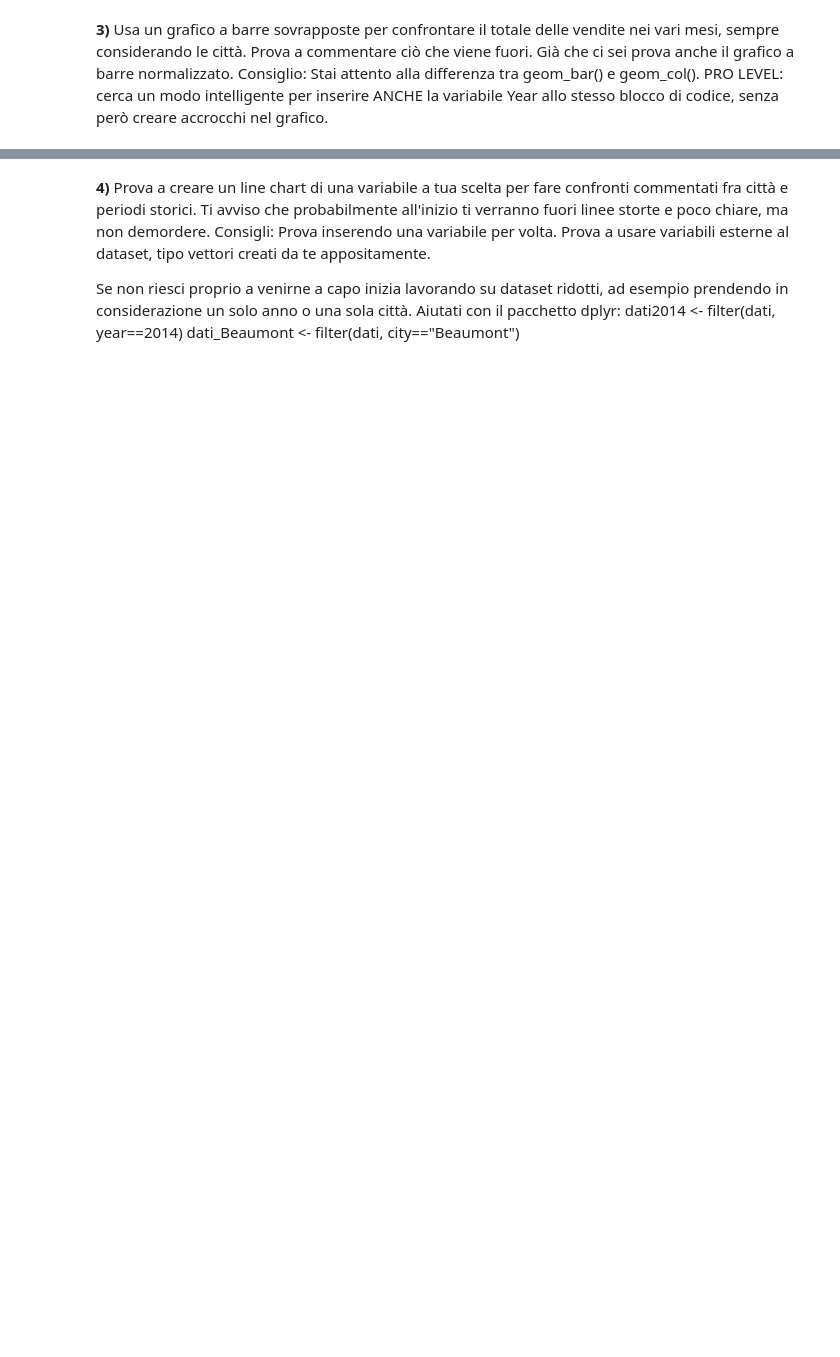
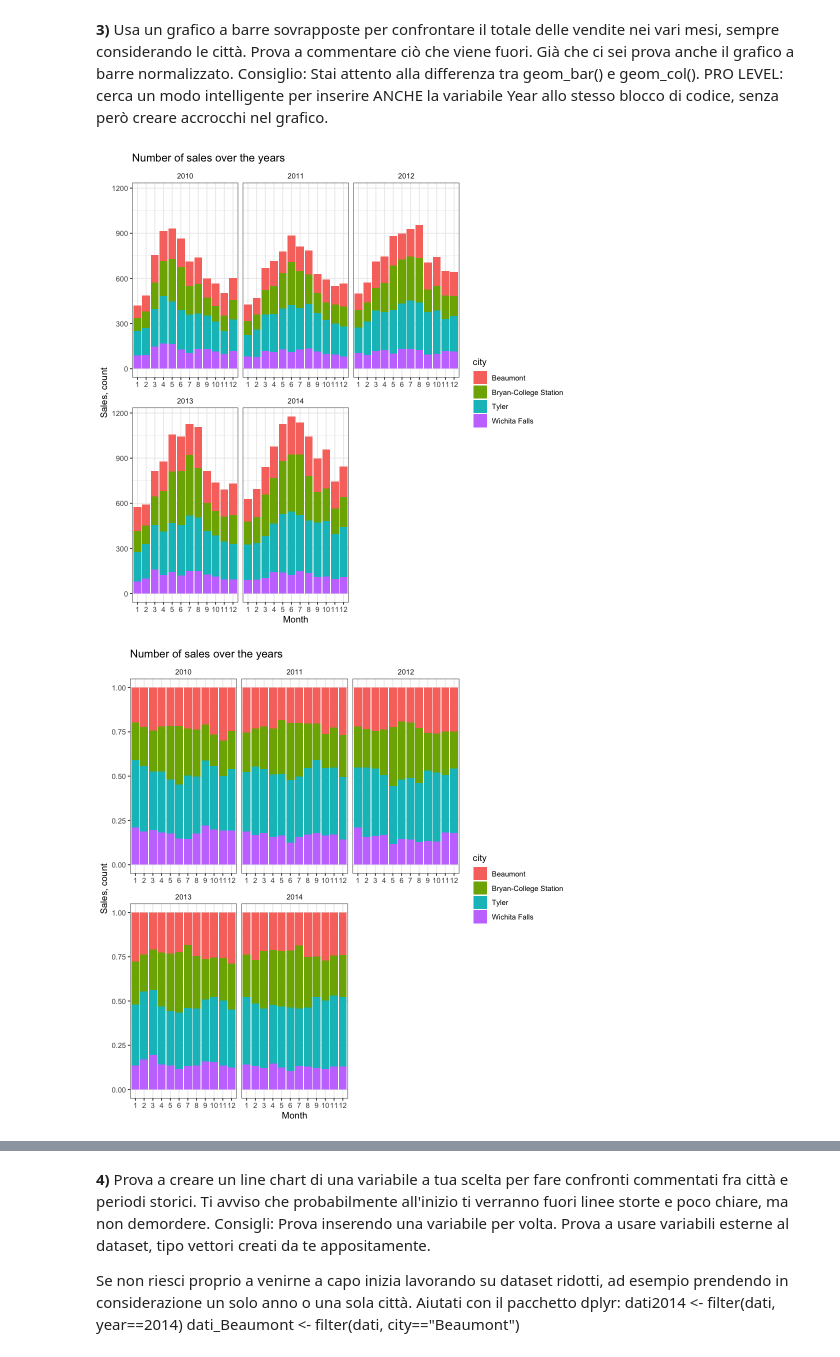
Before and after one commit to MarcoVando/statistica-descrittiva-per-datascience, a Jupyter notebook: progetto finale/prj_final.ipynb, the cells around one changed output, grey strips where cells are left out. Saved outputs shown, nothing was run; the diff lists cells and outputs as text; code cells hidden in the pictures; blank space fills up the shorter version.

```diff
--- a/progetto finale/prj_final.ipynb
+++ b/progetto finale/prj_final.ipynb
@@ -561,2 +675,24 @@ Consiglio: Stai attento quando specifichi le variabili month e year tra le estet
 # %% [markdown]
 **3)** Usa un grafico a barre sovrapposte per confrontare il totale delle vendite nei vari mesi, sempre considerando le città. Prova a commentare ciò che viene fuori. Già che ci sei prova anche il grafico a barre normalizzato. Consiglio: Stai attento alla differenza tra geom_bar() e geom_col(). PRO LEVEL: cerca un modo intelligente per inserire ANCHE la variabile Year allo stesso blocco di codice, senza però creare accrocchi nel grafico.
+# %%
+options(repr.plot.width = 8, repr.plot.height = 8)
+
+library(dplyr)
+library(ggplot2)
+
+ggplot(group.stats) +
+  geom_col(aes(x = factor(month), y = median.sales, fill = city), position = "stack") +
+  facet_wrap(~ year,  scales = "free_x") +
+  theme_bw() +
+  theme(strip.background = element_blank())+
+  labs(title = "Number of sales over the years", x = "Month", y="Sales, count")
+
+ggplot(group.stats) +
+  geom_col(aes(x = factor(month), y = median.sales, fill = city), position = "fill") +
+  facet_wrap(~ year,  scales = "free_x") +
+  theme_bw() +
+  theme(strip.background = element_blank())+
+  labs(title = "Number of sales over the years", x = "Month", y="Sales, count")
+# %% [output]
+[figure, added]
+[figure, added]
```
Also changed, not shown: parts of 3 cells of this notebook.
